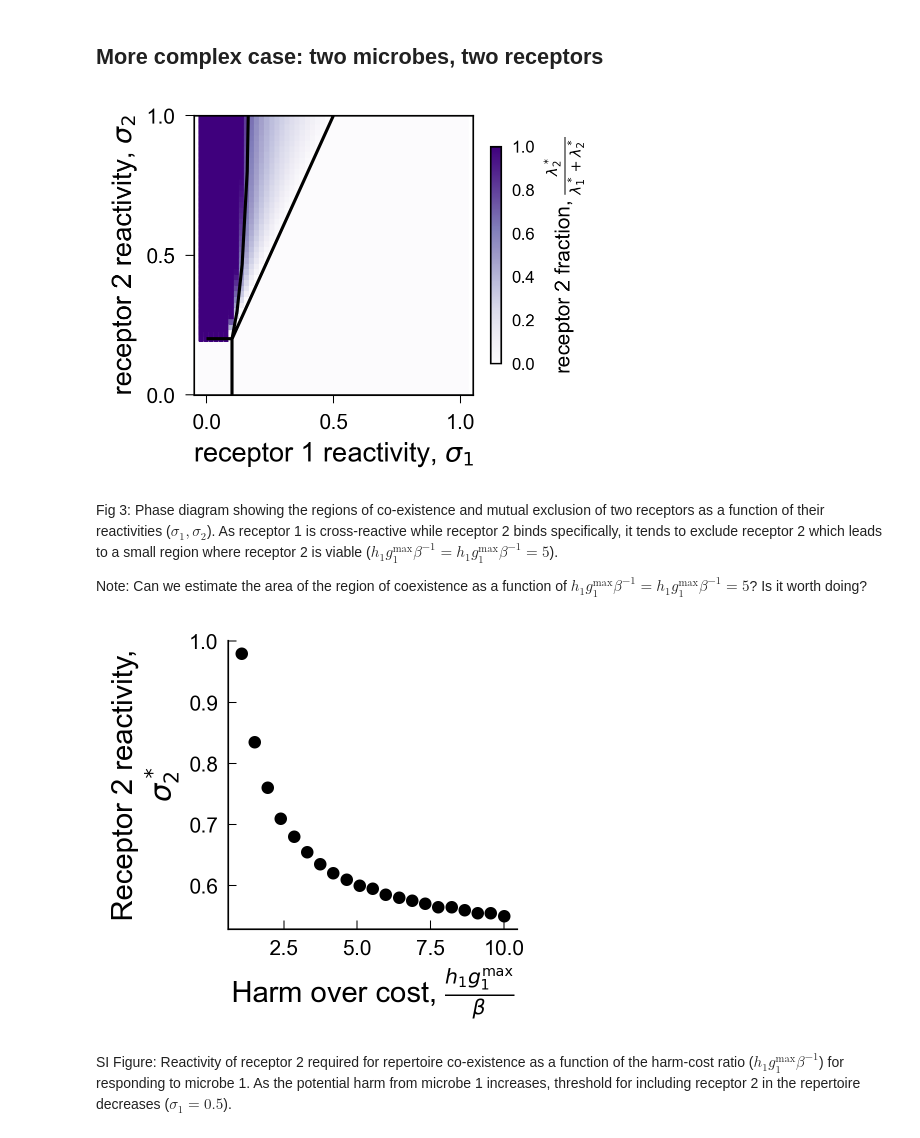
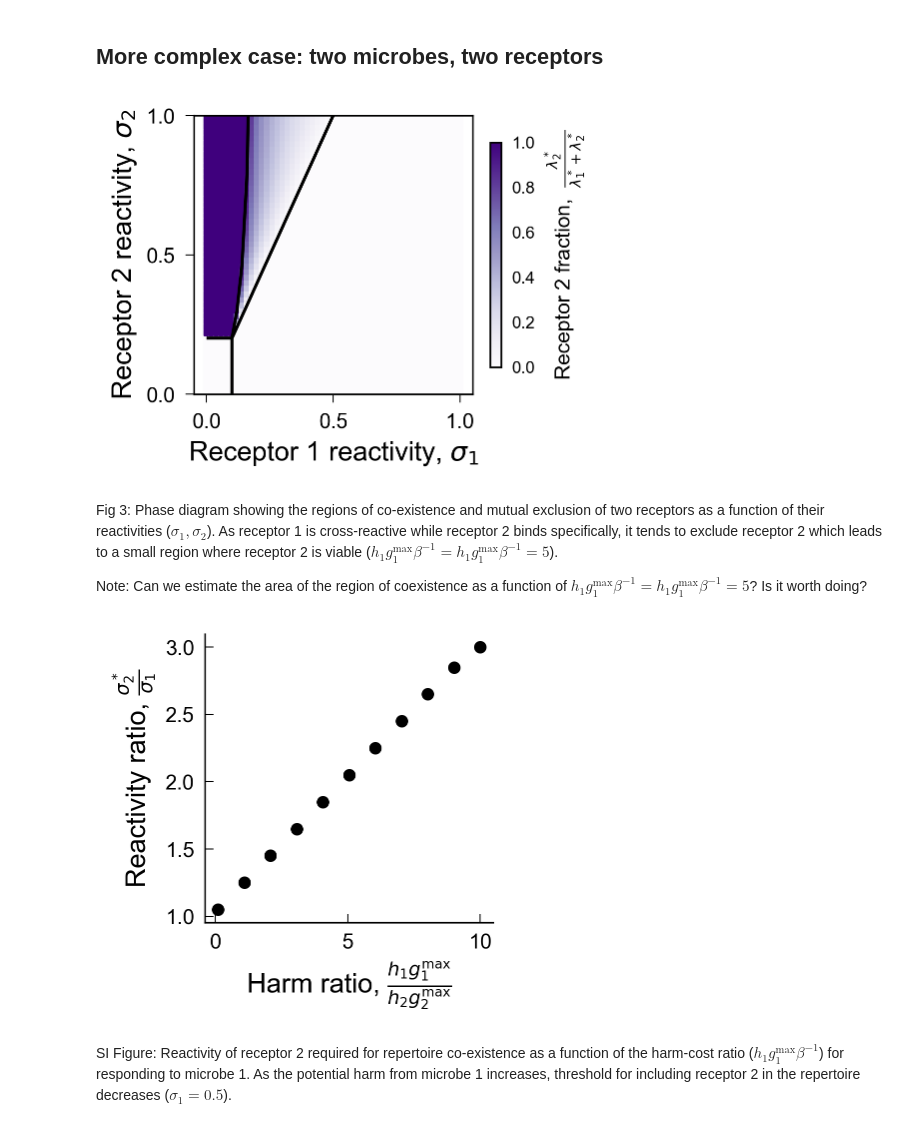
Before and after one commit to obinna-ukogu/gutimmune, a Jupyter notebook: explore-microbiome-genetic-structure.ipynb, the cells around one changed output. Saved outputs shown, nothing was run; the diff lists cells and outputs as text; code cells hidden in the pictures.

Commit message:
Updated supp figures.

```diff
--- a/explore-microbiome-genetic-structure.ipynb
+++ b/explore-microbiome-genetic-structure.ipynb
@@ -146,7 +146,7 @@ cross_sigmas = np.array(np.meshgrid(sigmas, sigmas)).T.reshape(-1,2)
 
 for cs in cross_sigmas:
 
-    Sigma = np.array([[cs[0], cs[1]],[cs[0], 0.0]])
+    Sigma = np.array([[cs[0], 0.0],[cs[0], cs[1]]])
 
     # Minimize harm
     res_harm = minimize(objective, args = (beta, Sigma, [h1, h2], np.ones(2), np.zeros(2)),
@@ -160,8 +160,8 @@ for cs in cross_sigmas:
     X_opts.append(Sigma.dot(res_harm.x))
 
 # Show that conditions are satisfied
-fig, ax1 = plt.subplots(1, 1, dpi = 150, figsize=(3, 2.5))
-size = 50
+fig, ax1 = plt.subplots(1, 1, dpi = 150, figsize=(3, 2.6))
+size = 5
 
 im1 = ax1.scatter(cross_sigmas[:,0], cross_sigmas[:,1],
                  c = np.vstack(lam_opts)[:,1] /(np.vstack(lam_opts)[:,0] + np.vstack(lam_opts)[:,1])*((np.vstack(lam_opts)[:,0] + np.vstack(lam_opts)[:,1]) > tol),
@@ -179,12 +179,12 @@ ax1.plot(sigmas[(sigmas < beta/(n*h2))*feasible_thresh], sigmas[(sigmas < beta/(
 ax1.set_ylim(0,1)
 # ax1.set_title(r'two harmful microbes', fontsize = 10)
 cb1 = fig.colorbar(im1, ax=ax1, orientation='vertical', shrink = 0.75, pad = 0.05)
-cb1.set_label(r"receptor 2 fraction, $\frac{\lambda_2^*}{\lambda_1^* + \lambda_2^*}$" , fontsize = 10) #2\nrelative abundance, "+r'$\frac{\lambda_2^*}{\lambda_1^* + \lambda_2^*}$'
+cb1.set_label(r"Receptor 2 fraction,  $\frac{\lambda_2^*}{\lambda_1^* + \lambda_2^*}$" , fontsize = 10) #2\nrelative abundance, "+r'$\frac{\lambda_2^*}{\lambda_1^* + \lambda_2^*}$'
 cb1.ax.tick_params(labelsize=8)
 ax1.set_yticks([0.0, 1/2, 1])
 ax1.set_xticks([0.0, 1/2, 1])
-ax1.set_xlabel(r'receptor 1 reactivity, $\sigma_1$', fontsize = 13)
-ax1.set_ylabel(r'receptor 2 reactivity, $\sigma_2$', fontsize = 13)
+ax1.set_xlabel(r'Receptor 1 reactivity, $\sigma_1$', fontsize = 13)
+ax1.set_ylabel(r'Receptor 2 reactivity, $\sigma_2$', fontsize = 13)
 ax1.minorticks_off()
 ax1.set_box_aspect(1)
 ax1.tick_params(axis='x', top=False, direction = 'out')
@@ -192,7 +192,7 @@ ax1.tick_params(axis='y', right=False, direction = 'out')
 
 fig.savefig('_figs/fig3_receptor-cross-2d'+'.pdf', dpi=300, bbox_inches='tight', transparent=True)
 # %% [output]
-[figure, old version]
+[figure, new version]
 # %% [markdown]
 Fig 3: Phase diagram showing the regions of co-existence and mutual exclusion of two receptors as a function of their reactivities ($\sigma_1, \sigma_2$). As receptor 1 is cross-reactive while receptor 2 binds specifically, it tends to exclude receptor 2 which leads to a small region where receptor 2 is viable ($h_1g_1^\text{max}\beta^{-1} = h_1g_1^\text{max}\beta^{-1} = 5$).
 
@@ -203,11 +203,11 @@ Note: Can we estimate the area of the region of coexistence as a function of $h_
 fig, ax1 = plt.subplots(1, 1, dpi = 150, figsize=(3, 2.5))
 size = 50
 
-sigma_2s = np.linspace(0,1, 201)
+sigma_2s = np.linspace(0,5, 201)
 sigma_1 = 1/2
 sigma_threshs = []
-h2 = 1.0
-hs = np.linspace(1.05, 10, 21)
+h2 = 5.0
+hs = np.linspace(0.1, 10, 11)
 
 for i, h1 in enumerate(hs):
     lam_opts = []
@@ -215,39 +215,38 @@ for i, h1 in enumerate(hs):
     rec_num_opts = []
     X_opts = []
     avg_Sigmas = []
     for cs in sigma_2s:
 
-        Sigma = np.array([[sigma_1, cs],[sigma_1, 0.0]])
+        Sigma = np.array([[sigma_1, 0.0],[sigma_1, cs]])
 
         # Minimize harm
         res_harm = minimize(objective, args = (beta, Sigma, [h1, h2], np.ones(2), np.zeros(2)),
                  x0 = np.ones(2).tolist(),
                  tol=tol,
                  constraints = LinearConstraint(np.eye(2), 0.0, np.inf))
 
         lam_opts.append(res_harm.x)
         obj_opts.append(res_harm.fun)
         rec_num_opts.append(np.sum(res_harm.x > tol))
         X_opts.append(Sigma.dot(res_harm.x))
 
     arg_thresh = np.argmax(np.vstack(lam_opts)[:,1] > tol)
     sigma_threshs.append(sigma_2s[arg_thresh])
 
-ax1.scatter(hs, sigma_threshs, color = 'black')
+ax1.scatter(hs, np.array(sigma_threshs)/sigma_1, color = 'black')
 
 # ax1.set_title(r'two microbes', fontsize = 10)
-ax1.legend(fontsize = 6)
-ax1.set_xlabel(r'Harm over cost, $\frac{h_1g_1^\text{max}}{\beta}$', fontsize = 14)
-ax1.set_ylabel('Receptor 2 reactivity,\n'+r'$\sigma_2^*$', fontsize = 14)
+ax1.set_xlabel(r'Harm ratio, $\frac{h_1g_1^{\text{max}}}{h_2g_2^{\text{max}}}$', fontsize = 13)
+ax1.set_ylabel(r'Reactivity ratio, $\frac{\sigma_2^*}{\sigma_1}$', fontsize = 13)
 ax1.set_box_aspect(1)
 ax1.spines['top'].set_visible(False)
 ax1.spines['right'].set_visible(False)
 ax1.tick_params(top=False, right=False)
 ax1.minorticks_off()
 
 fig.savefig('_figs/figSI_receptor-threshold-2d'+'.pdf', dpi=300, bbox_inches='tight')
 # %% [output]
-[figure, old version]
+[figure, new version]
 # %% [markdown]
 SI Figure: Reactivity of receptor 2 required for repertoire co-existence as a function of the harm-cost ratio ($h_1g_1^\text{max}\beta^{-1}$) for responding to microbe 1. As the potential harm from microbe 1 increases, threshold for including receptor 2 in the repertoire decreases ($\sigma_1 = 0.5$).
 # %% [markdown]
```
Also changed, not shown: parts of 1 cell of this notebook, 9 other files.
